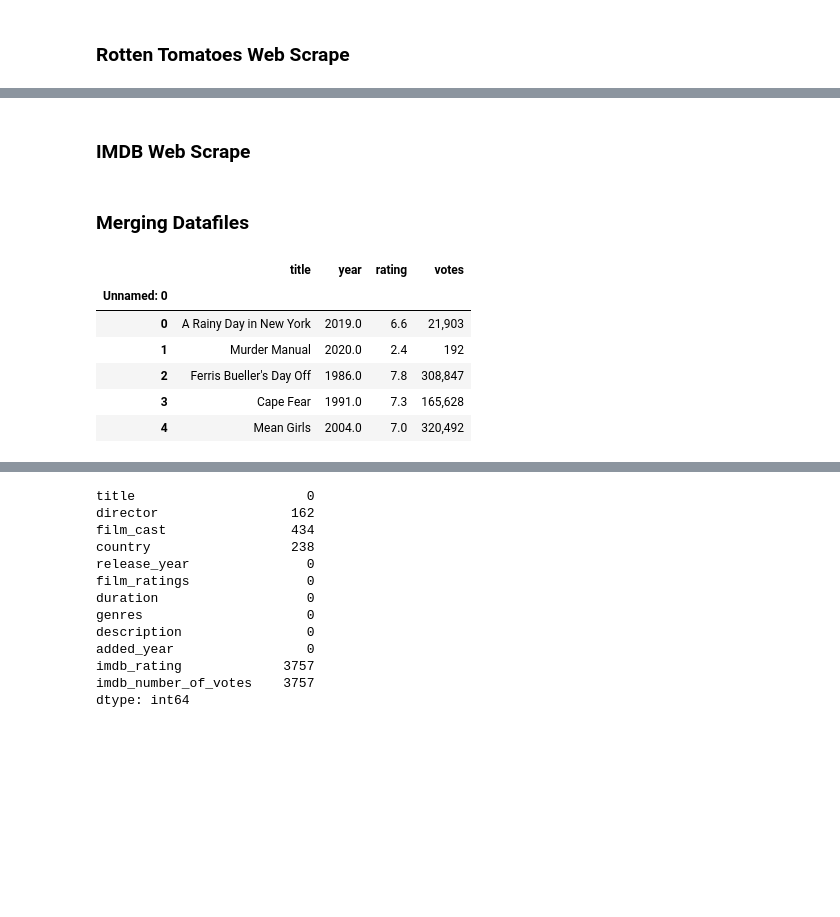
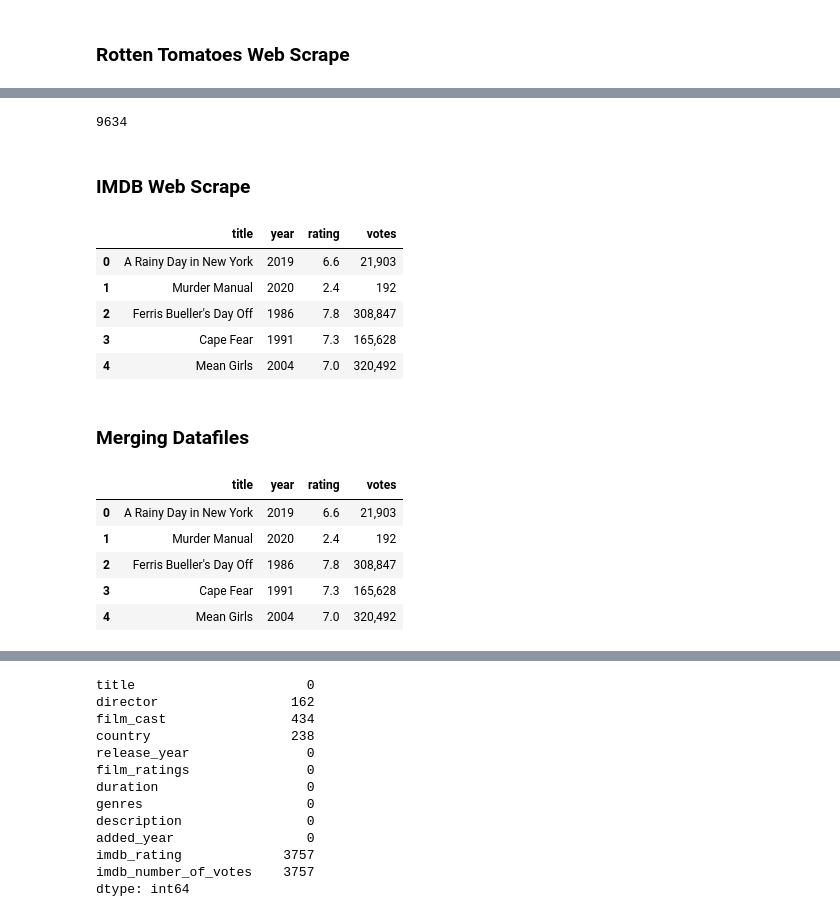
Before and after one commit to williamkewei/ETL-Project, a Jupyter notebook: ETL-Project.ipynb, the cells around one changed output, grey strips where cells are left out. Cells and saved outputs as stored; diff of their text form; code cells hidden in the pictures; blank space fills up the shorter version.

```diff
--- a/ETL-Project.ipynb
+++ b/ETL-Project.ipynb
@@ -126,0 +144,4 @@ tomato_df = pd.DataFrame(data=data_tomato)
+# %%
+len(tomato_df)
+# %% [output]
+9634
@@ -153,4 +176,12 @@ for item in movies:
 # Create the DataFrame
 data_JSON = {'title':titles,'year':years,'rating':ratings,'votes':votes}
 IMDB_df = pd.DataFrame(data=data_JSON)
+IMDB_df.head()
+# %% [output]
+|  | title | year | rating | votes |
+| 0 | A Rainy Day in New York | 2019 | 6.6 | 21,903 |
+| 1 | Murder Manual | 2020 | 2.4 | 192 |
+| 2 | Ferris Bueller's Day Off | 1986 | 7.8 | 308,847 |
+| 3 | Cape Fear | 1991 | 7.3 | 165,628 |
+| 4 | Mean Girls | 2004 | 7.0 | 320,492 |
 # %%
@@ -160,21 +191,20 @@ IMDB_df = pd.DataFrame(data=data_JSON)
 # %%
 # Import the output of IMDB file
 #IMDB = "IMDB.csv"
 #IMDB_df = pd.read_csv(IMDB)
 
 # Drop NA and reset the index
 IMDB_df.dropna(inplace=True)
 
 # Reset the index
-IMDB_df = IMDB_df.set_index("Unnamed: 0")
+# IMDB_df = IMDB_df.set_index("Unnamed: 0")
 
 # Preview csv
 IMDB_df.head()
 # %% [output]
 |  | title | year | rating | votes |
-| Unnamed: 0 |  |  |  |  |
-| 0 | A Rainy Day in New York | 2019.0 | 6.6 | 21,903 |
-| 1 | Murder Manual | 2020.0 | 2.4 | 192 |
-| 2 | Ferris Bueller's Day Off | 1986.0 | 7.8 | 308,847 |
-| 3 | Cape Fear | 1991.0 | 7.3 | 165,628 |
-| 4 | Mean Girls | 2004.0 | 7.0 | 320,492 |
+| 0 | A Rainy Day in New York | 2019 | 6.6 | 21,903 |
+| 1 | Murder Manual | 2020 | 2.4 | 192 |
+| 2 | Ferris Bueller's Day Off | 1986 | 7.8 | 308,847 |
+| 3 | Cape Fear | 1991 | 7.3 | 165,628 |
+| 4 | Mean Girls | 2004 | 7.0 | 320,492 |
```
Also changed, not shown: parts of 10 cells of this notebook, 2 other files.
